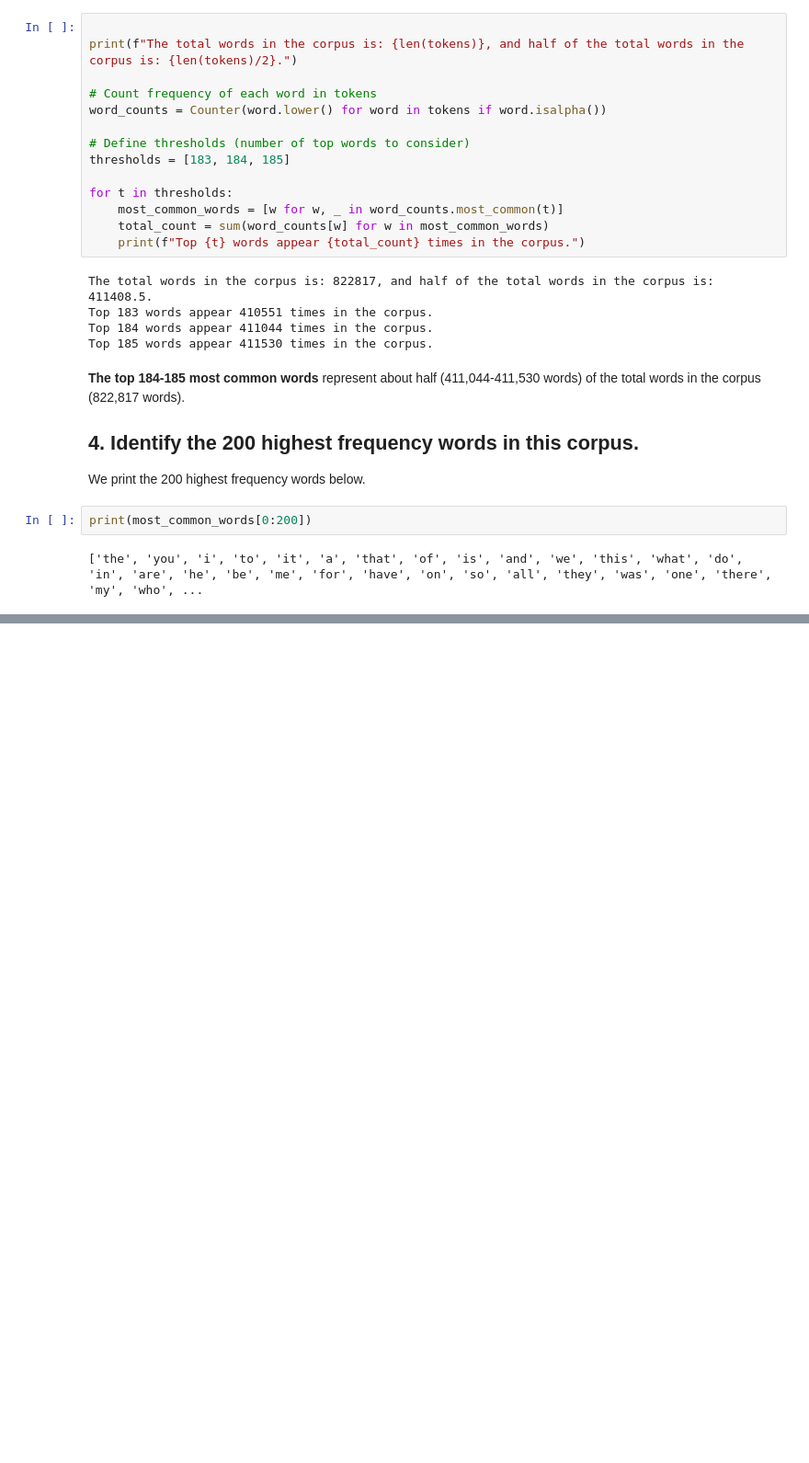
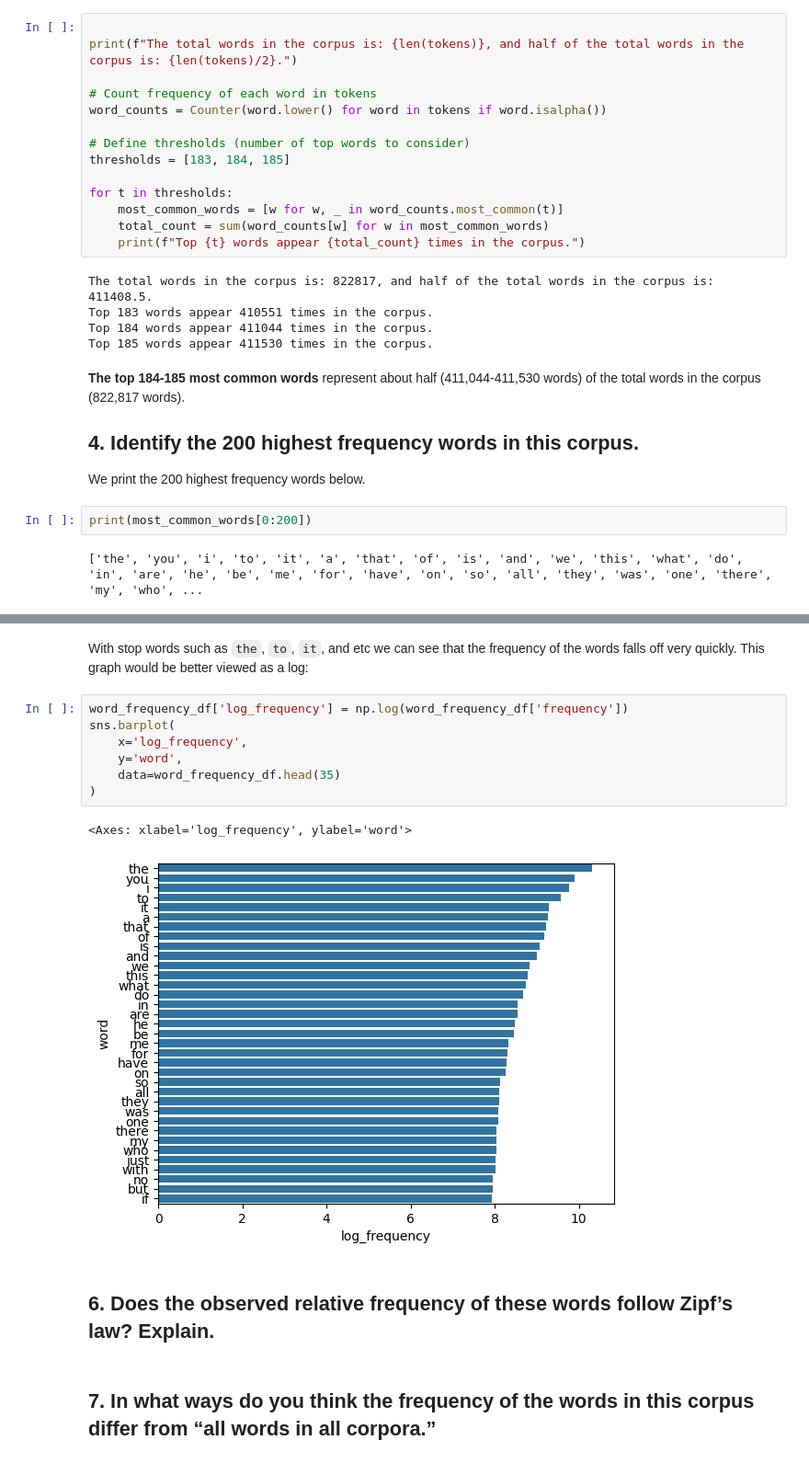
Before and after one commit to naomibuell/DATA620, a Jupyter notebook: week-8/620_W8_HighFrequencyWords.ipynb, the cells around one changed output, grey strips where cells are left out. Shown: that part at 92% size. Saved outputs shown, nothing was run; the diff lists cells and outputs as text; blank space fills up the shorter version.

```diff
--- a/week-8/620_W8_HighFrequencyWords.ipynb
+++ b/week-8/620_W8_HighFrequencyWords.ipynb
@@ -100,0 +133,16 @@ print(most_common_words[0:200])
+# %% [markdown]
+With stop words such as `the`, `to`, `it`, and etc we can see that the frequency of the words falls off very quickly. This graph would be better viewed as a log:
+# %%
+word_frequency_df['log_frequency'] = np.log(word_frequency_df['frequency'])
+sns.barplot(
+    x='log_frequency',
+    y='word',
+    data=word_frequency_df.head(35)
+)
+# %% [output]
+<Axes: xlabel='log_frequency', ylabel='word'>
+[figure, added]
+# %% [markdown]
+## 6. Does the observed relative frequency of these words follow Zipf’s law? Explain.
+# %% [markdown]
+## 7. In what ways do you think the frequency of the words in this corpus differ from “all words in all corpora.”
```
Also changed, not shown: parts of 6 cells of this notebook, 1 other file.
